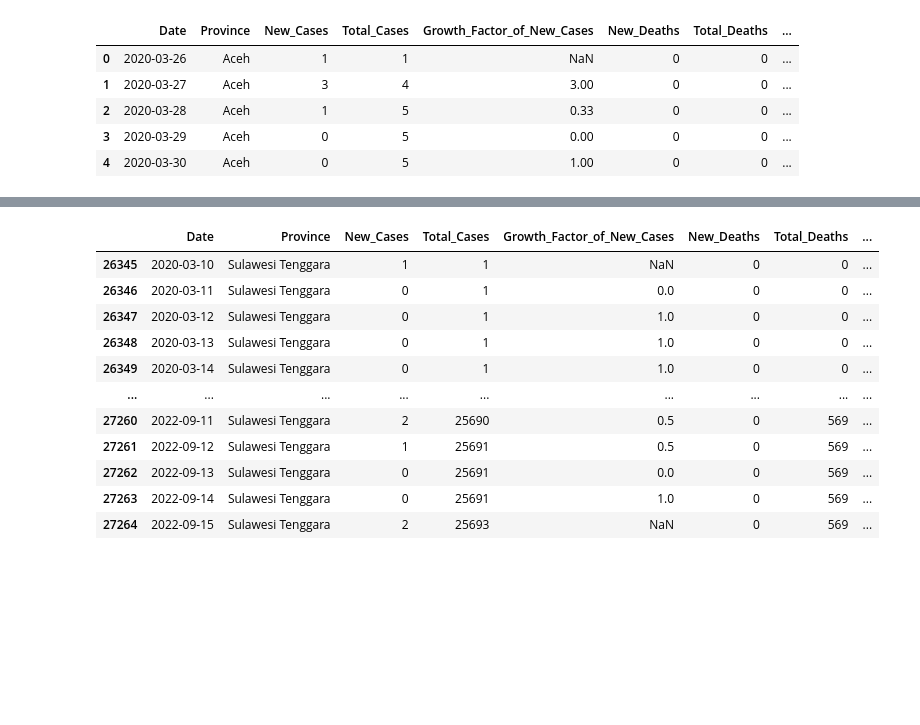
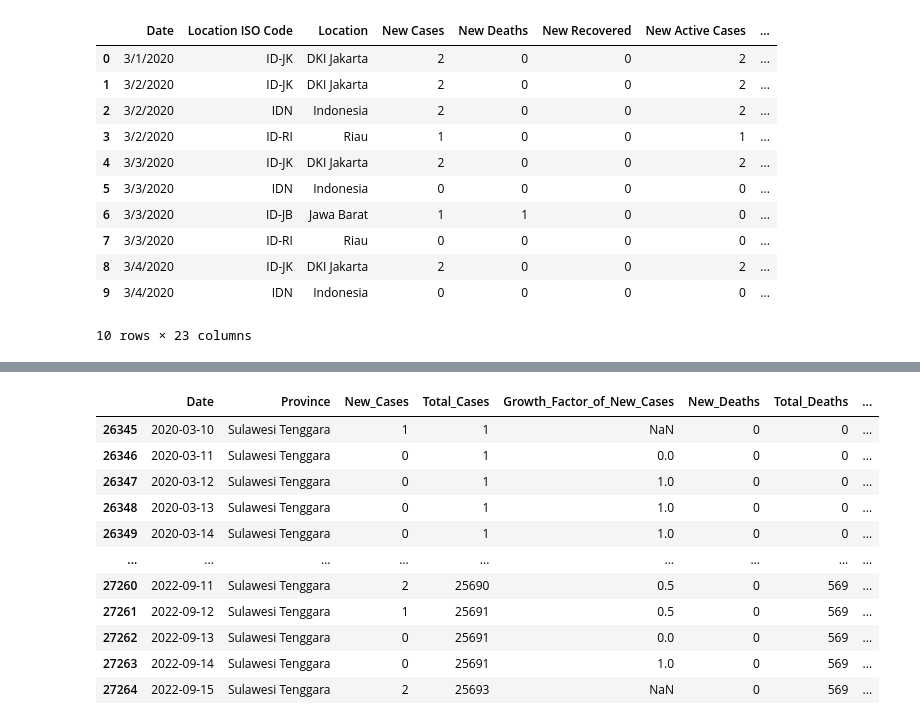
Before and after one commit to rahilaode/Vaccination-and-Mortality-Rate-Speed-of-Covid-19-in-2022, a Jupyter notebook: Pengaruh antara Vaksinasi dengan Angka Kematian Covid-19 pada Lima Provinsi di Indonesia Tahun 2021.ipynb, the cells around one changed output, grey strips where cells are left out. Saved outputs shown, nothing was run; the diff lists cells and outputs as text; code cells hidden in the pictures; blank space fills up the shorter version.

```diff
--- a/Pengaruh antara Vaksinasi Dosis 1 dengan Angka Kematian Covid-19 pada Lima Provinsi di Indonesia Tahun 2021.ipynb
+++ b/Pengaruh antara Vaksinasi dengan Angka Kematian Covid-19 pada Lima Provinsi di Indonesia Tahun 2021.ipynb
@@ -13,10 +21,21 @@ os.listdir()
-# %%
-df = pd.read_csv('Covid dan Vaksinasi di Indonesia (1 Mar 2020 - 16 Sep 2022) - Rapi.csv')
-df.head()
-# %% [output]
-|  | Date | Province | New_Cases | Total_Cases | Growth_Factor_of_New_Cases | New_Deaths | Total_Deaths | ... |
-| 0 | 2020-03-26 | Aceh | 1 | 1 | NaN | 0 | 0 | ... |
-| 1 | 2020-03-27 | Aceh | 3 | 4 | 3.00 | 0 | 0 | ... |
-| 2 | 2020-03-28 | Aceh | 1 | 5 | 0.33 | 0 | 0 | ... |
-| 3 | 2020-03-29 | Aceh | 0 | 5 | 0.00 | 0 | 0 | ... |
-| 4 | 2020-03-30 | Aceh | 0 | 5 | 1.00 | 0 | 0 | ... |
+# %%
+df_covid = pd.read_csv('covid_19_indonesia_time_series_all (clean).csv')
+df_vaksin1 = pd.read_csv('Time Series Pelaksanaan Vaksinasi Pertama Per Prov_data (2).csv', delimiter=";")
+df_vaksin2 = pd.read_csv('Time Series Pelaksanaan Vaksinasi Kedua Per Provin_data (1).csv', delimiter=";")
+df_vaksin3 = pd.read_csv('Jumlah Divaksin Ketiga Nasional Hari Terakhir_data_data (1).csv', delimiter=";")
+df_vaksin4 = pd.read_csv('Jumlah Divaksin Keempat Nasional_data monitor vaks_data (1).csv', delimiter=";")
+# %%
+df_covid.head(10)
+# %% [output]
+|  | Date | Location ISO Code | Location | New Cases | New Deaths | New Recovered | New Active Cases | ... |
+| 0 | 3/1/2020 | ID-JK | DKI Jakarta | 2 | 0 | 0 | 2 | ... |
+| 1 | 3/2/2020 | ID-JK | DKI Jakarta | 2 | 0 | 0 | 2 | ... |
+| 2 | 3/2/2020 | IDN | Indonesia | 2 | 0 | 0 | 2 | ... |
+| 3 | 3/2/2020 | ID-RI | Riau | 1 | 0 | 0 | 1 | ... |
+| 4 | 3/3/2020 | ID-JK | DKI Jakarta | 2 | 0 | 0 | 2 | ... |
+| 5 | 3/3/2020 | IDN | Indonesia | 0 | 0 | 0 | 0 | ... |
+| 6 | 3/3/2020 | ID-JB | Jawa Barat | 1 | 1 | 0 | 0 | ... |
+| 7 | 3/3/2020 | ID-RI | Riau | 0 | 0 | 0 | 0 | ... |
+| 8 | 3/4/2020 | ID-JK | DKI Jakarta | 2 | 0 | 0 | 2 | ... |
+| 9 | 3/4/2020 | IDN | Indonesia | 0 | 0 | 0 | 0 | ... |
+10 rows × 23 columns
```
Also changed, not shown: parts of 27 cells of this notebook, 6 other files.
